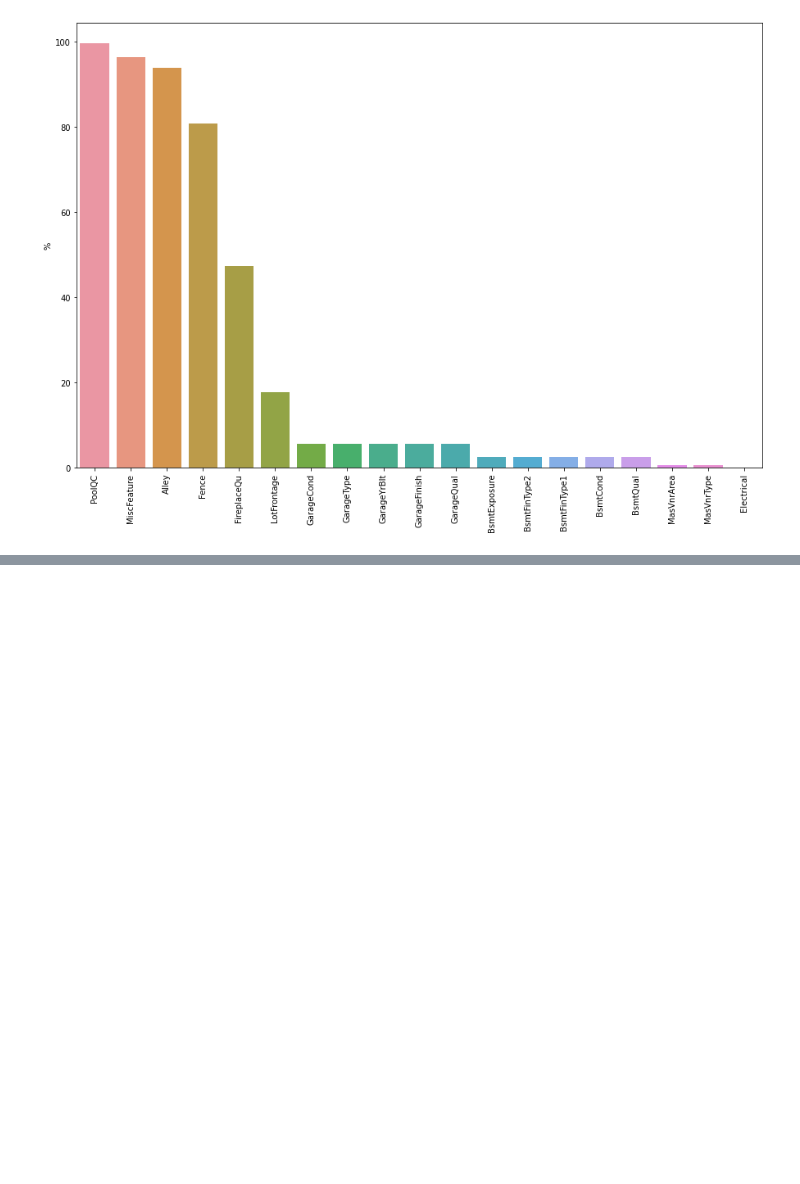
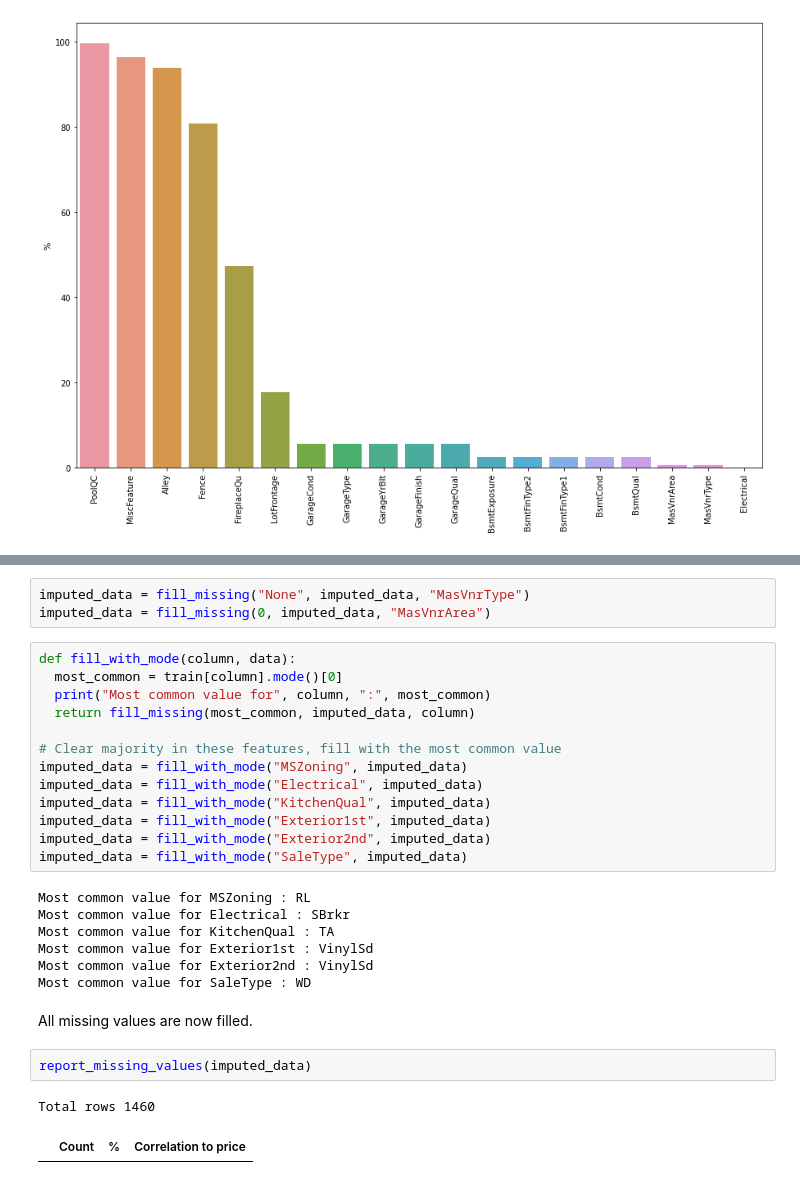
Before and after one commit to laaksonel/machine-learning, a Jupyter notebook: iowa_house_prices.ipynb, the cells around one changed output, grey strips where cells are left out. Cells and saved outputs as stored; diff of their text form; blank space fills up the shorter version.

```diff
--- a/iowa_house_prices.ipynb
+++ b/iowa_house_prices.ipynb
@@ -599,0 +565,30 @@ Name: LotFrontage, dtype: float64
+# %%
+imputed_data = fill_missing("None", imputed_data, "MasVnrType")
+imputed_data = fill_missing(0, imputed_data, "MasVnrArea")
+# %%
+def fill_with_mode(column, data):
+  most_common = train[column].mode()[0]
+  print("Most common value for", column, ":", most_common)
+  return fill_missing(most_common, imputed_data, column)
+
+# Clear majority in these features, fill with the most common value
+imputed_data = fill_with_mode("MSZoning", imputed_data)
+imputed_data = fill_with_mode("Electrical", imputed_data)
+imputed_data = fill_with_mode("KitchenQual", imputed_data)
+imputed_data = fill_with_mode("Exterior1st", imputed_data)
+imputed_data = fill_with_mode("Exterior2nd", imputed_data)
+imputed_data = fill_with_mode("SaleType", imputed_data)
+# %% [output]
+Most common value for MSZoning : RL
+Most common value for Electrical : SBrkr
+Most common value for KitchenQual : TA
+Most common value for Exterior1st : VinylSd
+Most common value for Exterior2nd : VinylSd
+Most common value for SaleType : WD
+# %% [markdown]
+All missing values are now filled.
+# %%
+report_missing_values(imputed_data)
+# %% [output]
+Total rows 1460
+|  | Count | % | Correlation to price |
```
Also changed, not shown: parts of 14 cells of this notebook.
